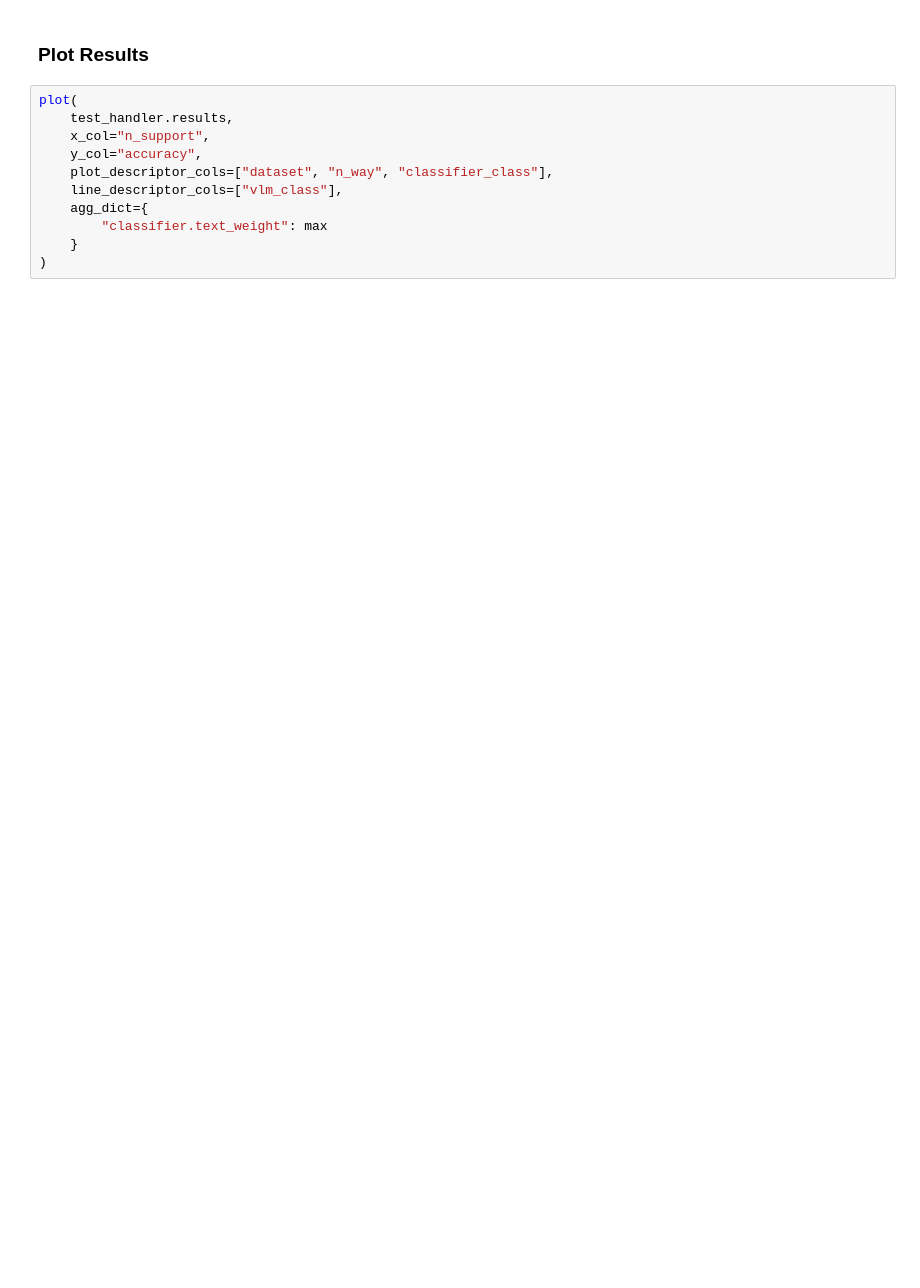
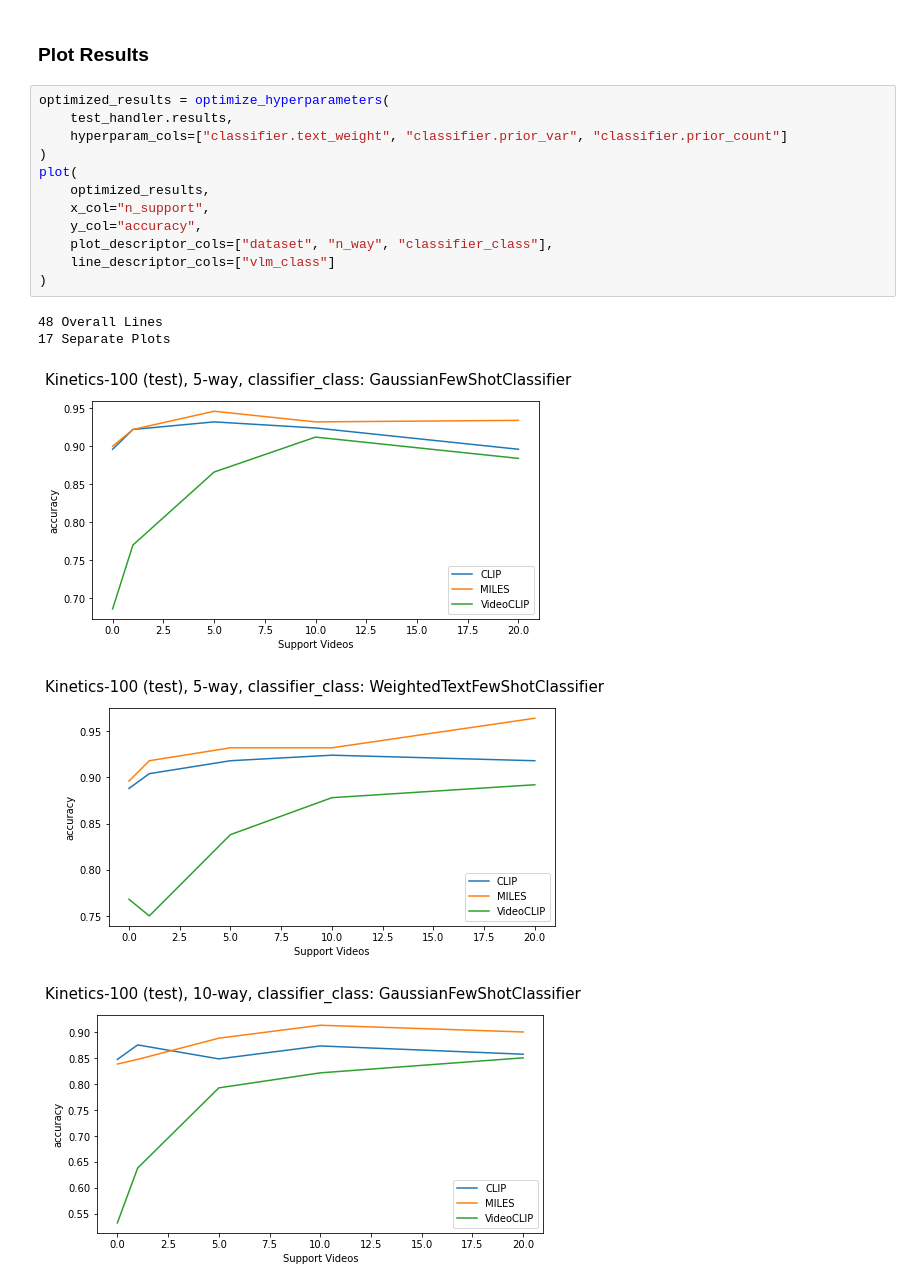
Before and after one commit to zanedurante/vlm_benchmark, a Jupyter notebook: vlm_param_tests.ipynb, the cells around one changed output. Drawn from its saved outputs; the diff is of its cells as text; blank space fills up the shorter version.

Commit message:
Added hyperparameter optimization function

```diff
--- a/vlm_param_tests.ipynb
+++ b/vlm_param_tests.ipynb
@@ -138,13 +136,20 @@ clear_output()
 # %% [markdown]
 ### Plot Results
 # %%
+optimized_results = optimize_hyperparameters(
+    test_handler.results,
+    hyperparam_cols=["classifier.text_weight", "classifier.prior_var", "classifier.prior_count"]
+)
 plot(
-    test_handler.results,
+    optimized_results,
     x_col="n_support",
     y_col="accuracy",
     plot_descriptor_cols=["dataset", "n_way", "classifier_class"],
-    line_descriptor_cols=["vlm_class"],
-    agg_dict={
-        "classifier.text_weight": max
-    }
+    line_descriptor_cols=["vlm_class"]
 )
+# %% [output]
+48 Overall Lines
+17 Separate Plots
+[figure, added]
+[figure, added]
+[figure, added]
```
Also changed, not shown: parts of 10 cells of this notebook, 3 other files.
